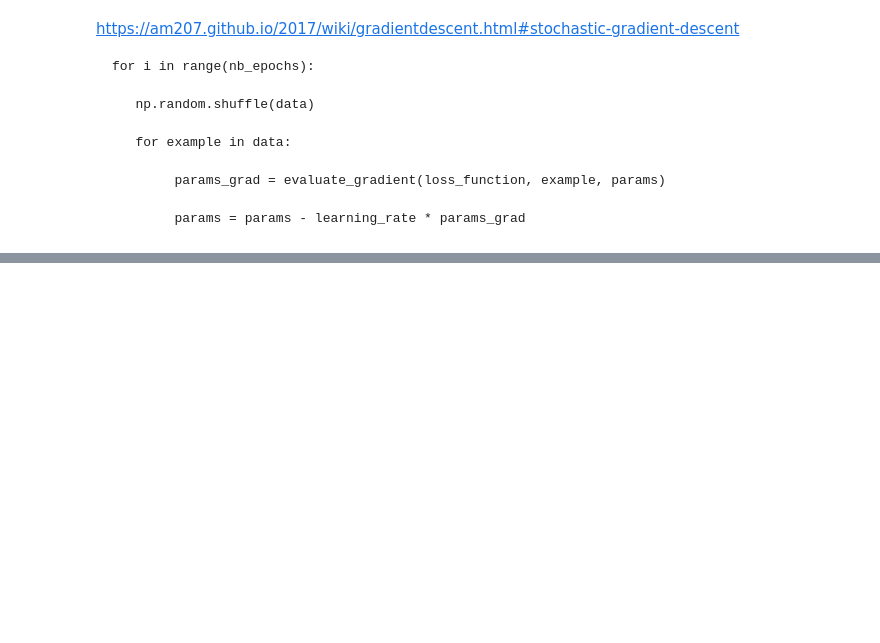
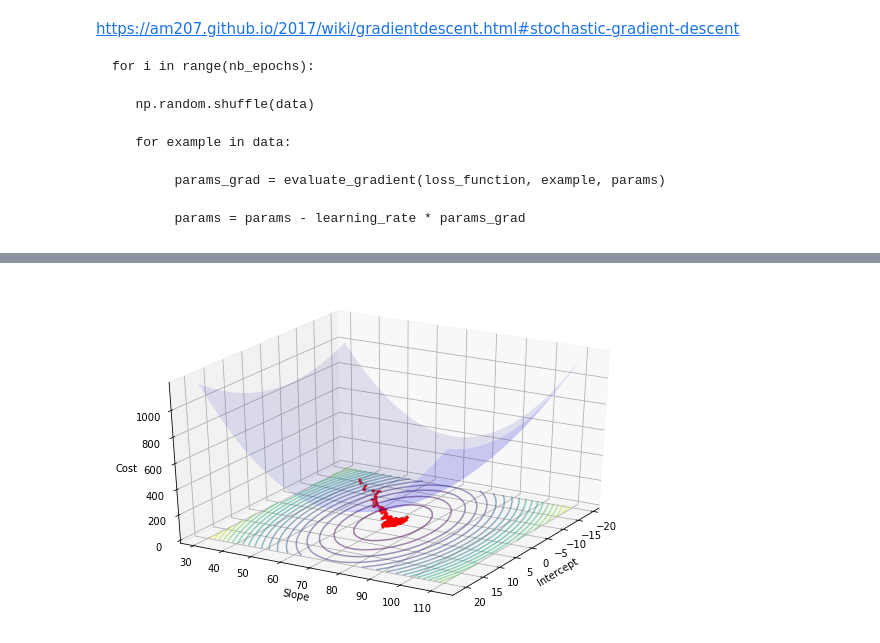
Before and after one commit to yueying-teng/Math_of_intelligence, a Jupyter notebook: gradient descent.ipynb, the cells around one changed output, grey strips where cells are left out. Drawn from its saved outputs; the diff is of its cells as text; code cells hidden in the pictures; blank space fills up the shorter version.

```diff
--- a/gradient descent.ipynb
+++ b/gradient descent.ipynb
@@ -192,0 +254,34 @@ array([[ 0. ,  0.5,  1. ],
+# %%
+from mpl_toolkits.mplot3d import Axes3D
+
+def error(X, Y, THETA):
+    return np.sum((X.dot(THETA) - Y)**2)/(2*Y.size)
+
+ms = np.linspace(theta[0] - 20 , theta[0] + 20, 20)
+bs = np.linspace(theta[1] - 40 , theta[1] + 40, 40)
+
+M, B = np.meshgrid(ms, bs)
+
+zs = np.array([error(xaug, y, theta)
+               for theta in zip(np.ravel(M), np.ravel(B))])
+Z = zs.reshape(M.shape)
+
+fig = plt.figure(figsize=(10, 6))
+ax = fig.add_subplot(111, projection='3d')
+
+ax.plot_surface(M, B, Z, rstride=1, cstride=1, color='b', alpha=0.1)
+ax.contour(M, B, Z, 20, color='b', alpha=0.5, offset=0, stride=30)
+
+
+ax.set_xlabel('Intercept')
+ax.set_ylabel('Slope')
+ax.set_zlabel('Cost')
+ax.view_init(elev = 30., azim = 30)
+#ax.plot([theta[0]], [theta[1]], [cost[-1]] , markerfacecolor='r', markeredgecolor='r', marker='o', markersize=7);
+#ax.plot([history[0][0]], [history[0][1]], [cost[0]] , markerfacecolor='r', markeredgecolor='r', marker='o', markersize=7);
+
+
+#ax.plot([t[0] for t in history2], [t[1] for t in history2], cost2 , markerfacecolor='r', markeredgecolor='r', marker='.', markersize=2);
+ax.plot([t[0] for t in history2], [t[1] for t in history2], 0 , alpha=0.5, markerfacecolor='r', markeredgecolor='r', marker='.', markersize=2);
+# %% [output]
+[figure, added]
```
Also changed, not shown: parts of 13 cells of this notebook.
